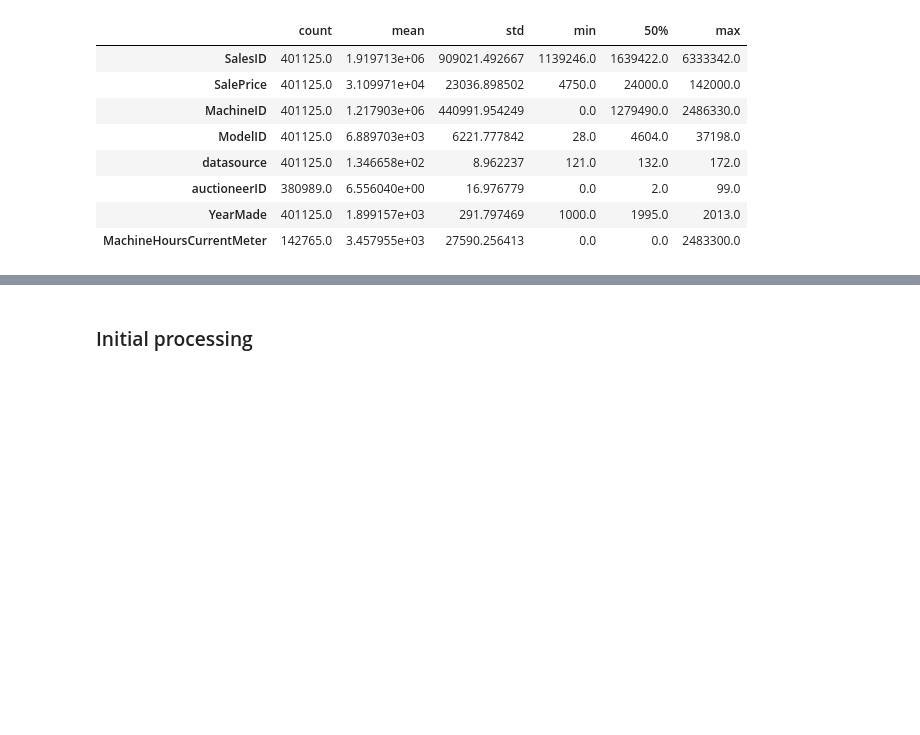
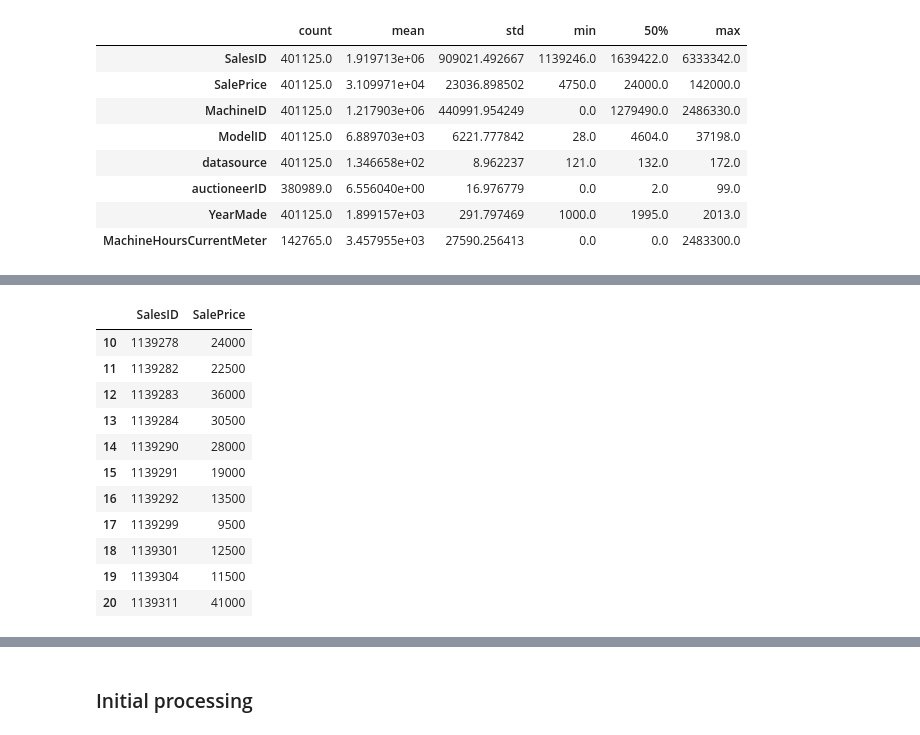
Before and after one commit to franperezlopez/mlcourse, a Jupyter notebook: notebooks/ml1.ipynb, the cells around one changed output, grey strips where cells are left out. Cells and saved outputs as stored; diff of their text form; code cells hidden in the pictures; blank space fills up the shorter version.

```diff
--- a/notebooks/ml1.ipynb
+++ b/notebooks/ml1.ipynb
@@ -161,0 +183,16 @@ df_raw.describe(percentiles=[.5]).T
+# %%
+# return an slice of rows and columns
+df_raw.loc[10:20, ['SalesID','SalePrice']]
+# %% [output]
+|  | SalesID | SalePrice |
+| 10 | 1139278 | 24000 |
+| 11 | 1139282 | 22500 |
+| 12 | 1139283 | 36000 |
+| 13 | 1139284 | 30500 |
+| 14 | 1139290 | 28000 |
+| 15 | 1139291 | 19000 |
+| 16 | 1139292 | 13500 |
+| 17 | 1139299 | 9500 |
+| 18 | 1139301 | 12500 |
+| 19 | 1139304 | 11500 |
+| 20 | 1139311 | 41000 |
```
Also changed, not shown: parts of 31 cells of this notebook, 1 other file.
